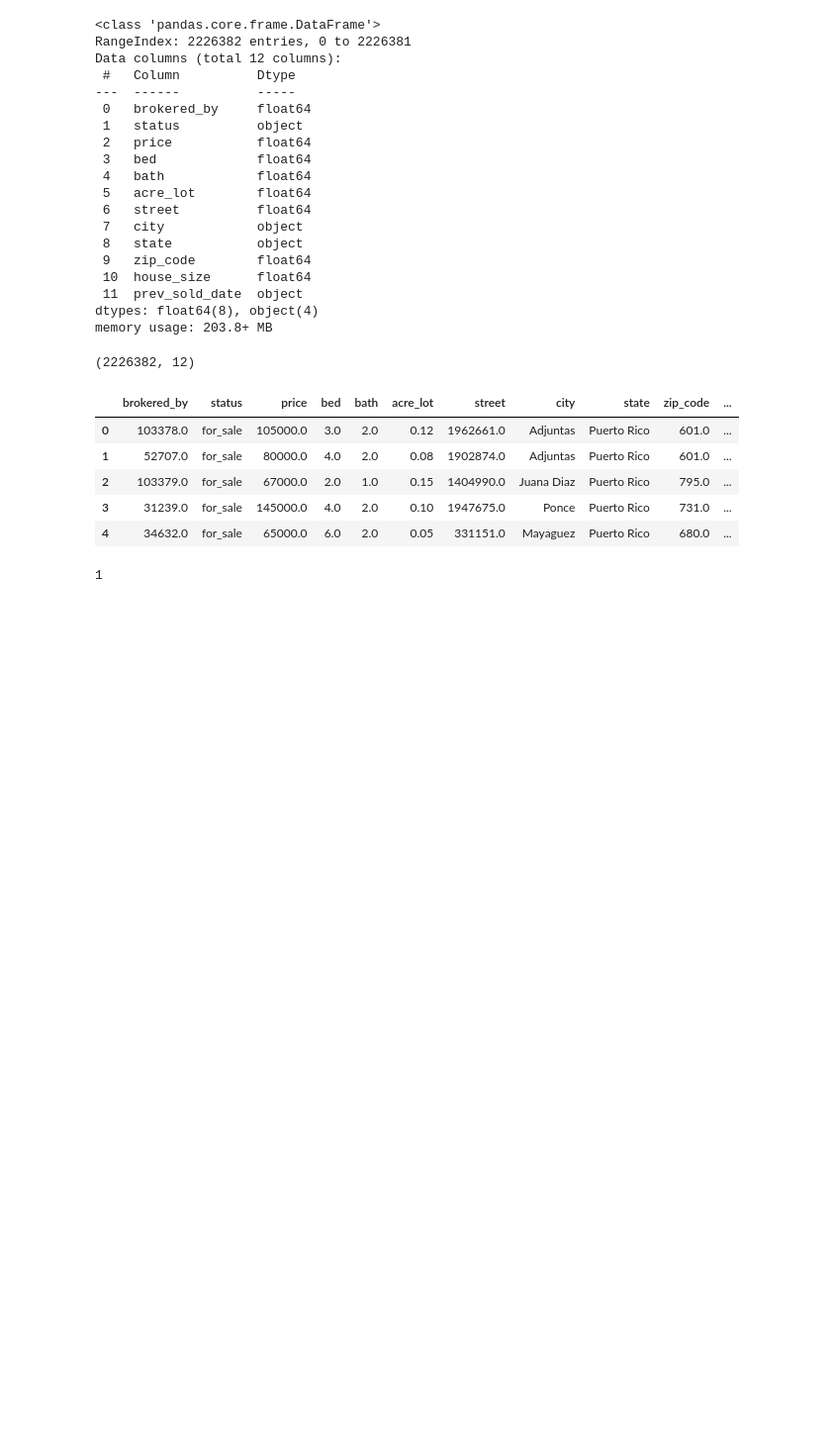
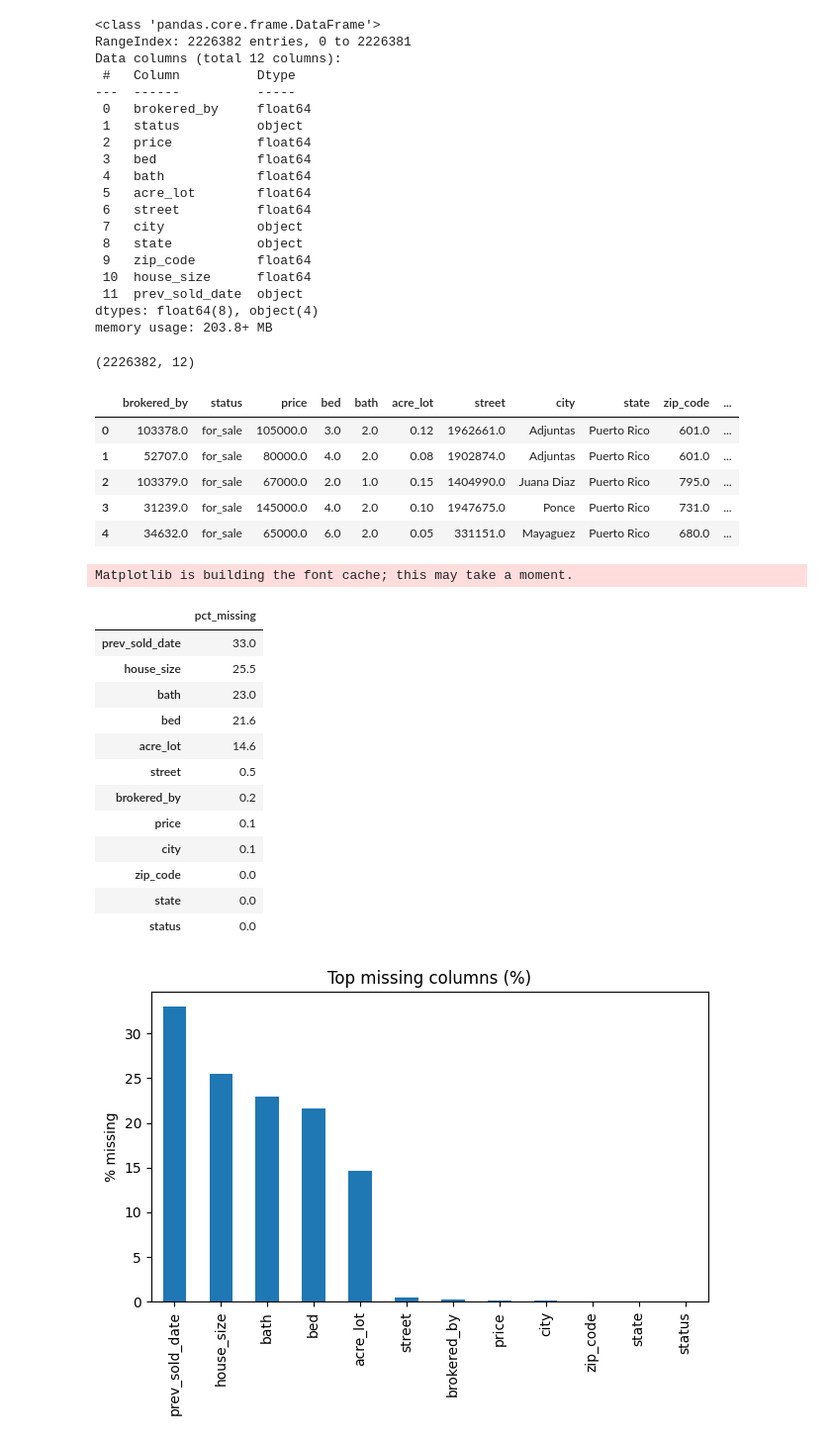
Before and after one commit to madesina2025/data-engineering-projects-portfolio, a Jupyter notebook: MetroPeak_Project/rentcast_eda_csv.ipynb, the cells around one changed output. Shown: that part at 99% size. Cells and saved outputs as stored; diff of their text form; code cells hidden in the pictures; blank space fills up the shorter version.

```diff
--- a/MetroPeak_Project/rentcast_eda_csv.ipynb
+++ b/MetroPeak_Project/rentcast_eda_csv.ipynb
@@ -13,7 +13,7 @@ True
 csv_path = Path(os.getenv("DATA_CSV"))
 assert csv_path and csv_path.exists(), "Check DATA_CSV in .env"
 
-df = pd.read_csv(csv_path)
+df = pd.read_csv(csv_path,na_values=["", " ", "na", "n/a", "NA", "N/A", "null", "NULL", "None", "none"])
 # %%
 # column names, dtypes, basic stats
 df.info()
@@ -65,19 +65,33 @@ df.head()
 | 2 | 103379.0 | for_sale | 67000.0 | 2.0 | 1.0 | 0.15 | 1404990.0 | Juana Diaz | Puerto Rico | 795.0 | ... |
 | 3 | 31239.0 | for_sale | 145000.0 | 4.0 | 2.0 | 0.10 | 1947675.0 | Ponce | Puerto Rico | 731.0 | ... |
 | 4 | 34632.0 | for_sale | 65000.0 | 6.0 | 2.0 | 0.05 | 331151.0 | Mayaguez | Puerto Rico | 680.0 | ... |
-# %%
-from sqlalchemy import create_engine
-# percent-encode special chars in password: $ -> %24
-engine = create_engine(
-    "postgresql+psycopg://postgres:password10%24@localhost:5433/metropeak_staging"
-)
-
-# quick test
-from sqlalchemy import text
-with engine.connect() as con:
-    print(con.execute(text("SELECT 1")).scalar())
-
-# # write your dataframe
-# df.to_sql("listings_raw", engine, if_exists="replace", index=False)
-# %% [output]
-1
+# %%
+import matplotlib
+import matplotlib.pyplot as plt
+
+#missingness % by column (table + bar chart)
+miss = (df.isna().mean()*100).sort_values(ascending=False).round(1)
+display(miss.to_frame("pct_missing").head(20))
+
+plt.figure()
+miss.head(20).plot(kind="bar")
+plt.title("Top missing columns (%)")
+plt.ylabel("% missing")
+plt.tight_layout()
+plt.show()
+# %% [output]
+Matplotlib is building the font cache; this may take a moment.
+|  | pct_missing |
+| prev_sold_date | 33.0 |
+| house_size | 25.5 |
+| bath | 23.0 |
+| bed | 21.6 |
+| acre_lot | 14.6 |
+| street | 0.5 |
+| brokered_by | 0.2 |
+| price | 0.1 |
+| city | 0.1 |
+| zip_code | 0.0 |
+| state | 0.0 |
+| status | 0.0 |
+[figure, added]
```
Also changed, not shown: parts of 39 cells of this notebook.
